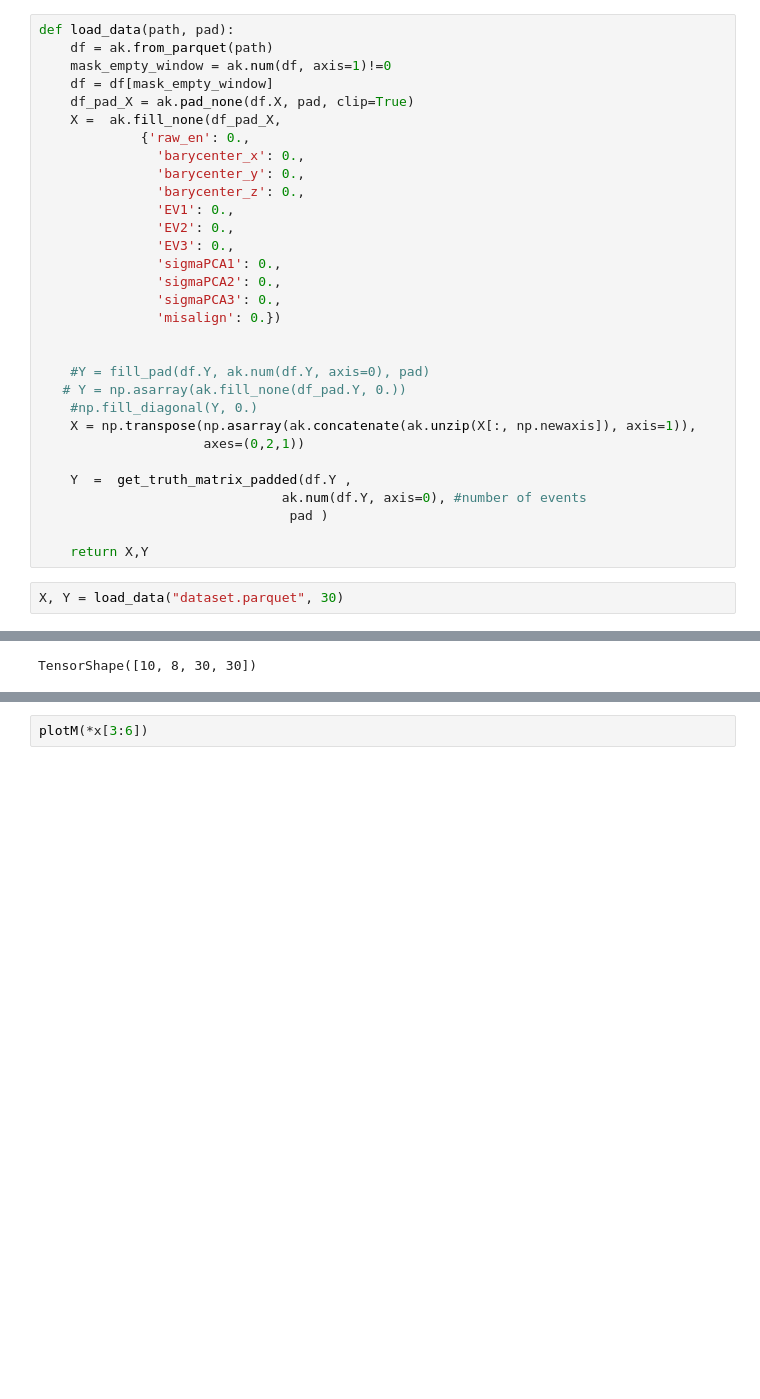
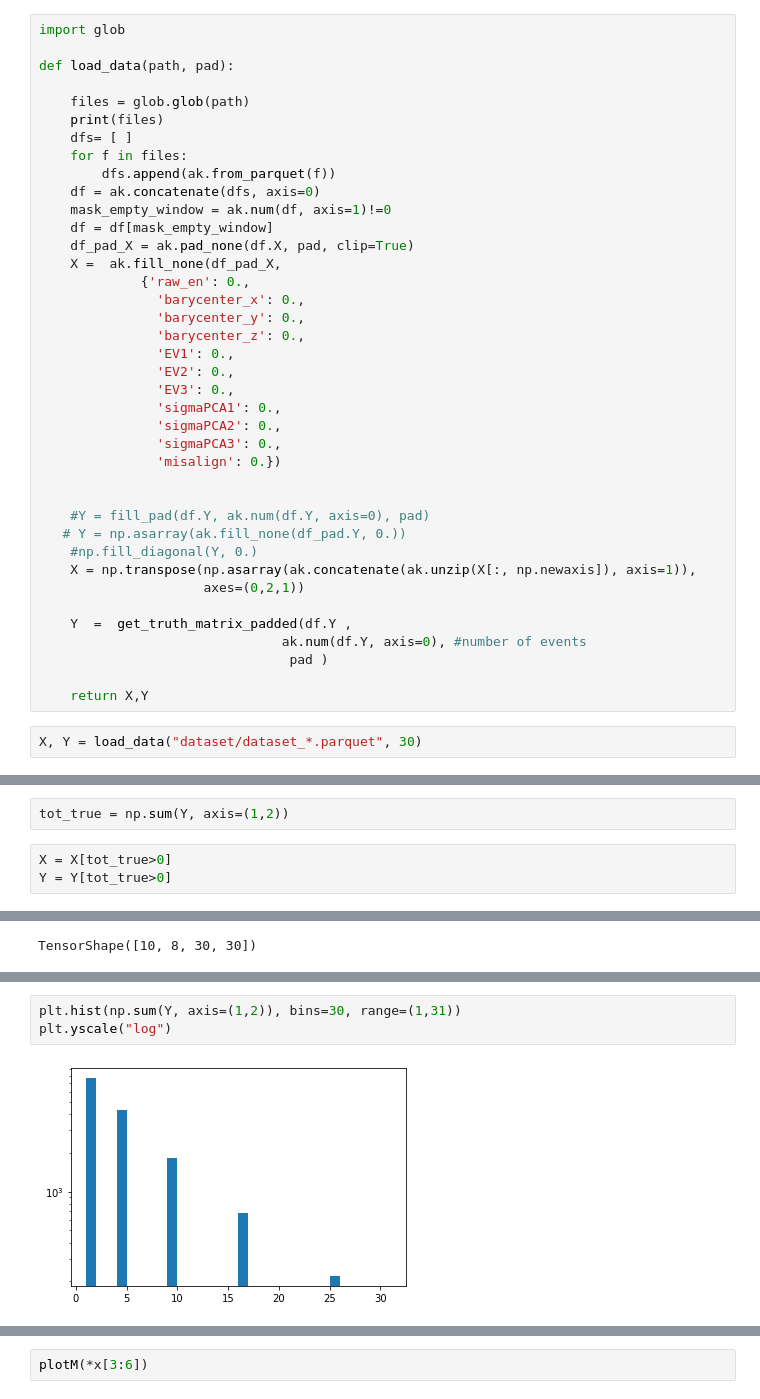
Before and after one commit to valsdav/HGCAL_Linking, a Jupyter notebook: Model_Training.ipynb, the cells around one changed output, grey strips where cells are left out. Cells and saved outputs as stored; diff of their text form; blank space fills up the shorter version.

```diff
--- a/Model_Training.ipynb
+++ b/Model_Training.ipynb
@@ -511,8 +539,16 @@ def get_truth_matrix_padded(Y, N, pad):
         ev+=1
     return Z
 # %%
+import glob
+
 def load_data(path, pad):
-    df = ak.from_parquet(path)
+
+    files = glob.glob(path)
+    print(files)
+    dfs= [ ]
+    for f in files:
+        dfs.append(ak.from_parquet(f))
+    df = ak.concatenate(dfs, axis=0)
     mask_empty_window = ak.num(df, axis=1)!=0
     df = df[mask_empty_window]
     df_pad_X = ak.pad_none(df.X, pad, clip=True)
@@ -542,4 +578,4 @@ def load_data(path, pad):
 
     return X,Y
 # %%
-X, Y = load_data("dataset.parquet", 30)
+X, Y = load_data("dataset/dataset_*.parquet", 30)
@@ -545,0 +584,5 @@ X, Y = load_data("dataset.parquet", 30)
+# %%
+tot_true = np.sum(Y, axis=(1,2))
+# %%
+X = X[tot_true>0]
+Y = Y[tot_true>0]
@@ -603,0 +661,5 @@ TensorShape([10, 8, 30, 30])
+# %%
+plt.hist(np.sum(Y, axis=(1,2)), bins=30, range=(1,31))
+plt.yscale("log")
+# %% [output]
+[figure, added]
```
Also changed, not shown: parts of 50 cells of this notebook, 11 other files.
